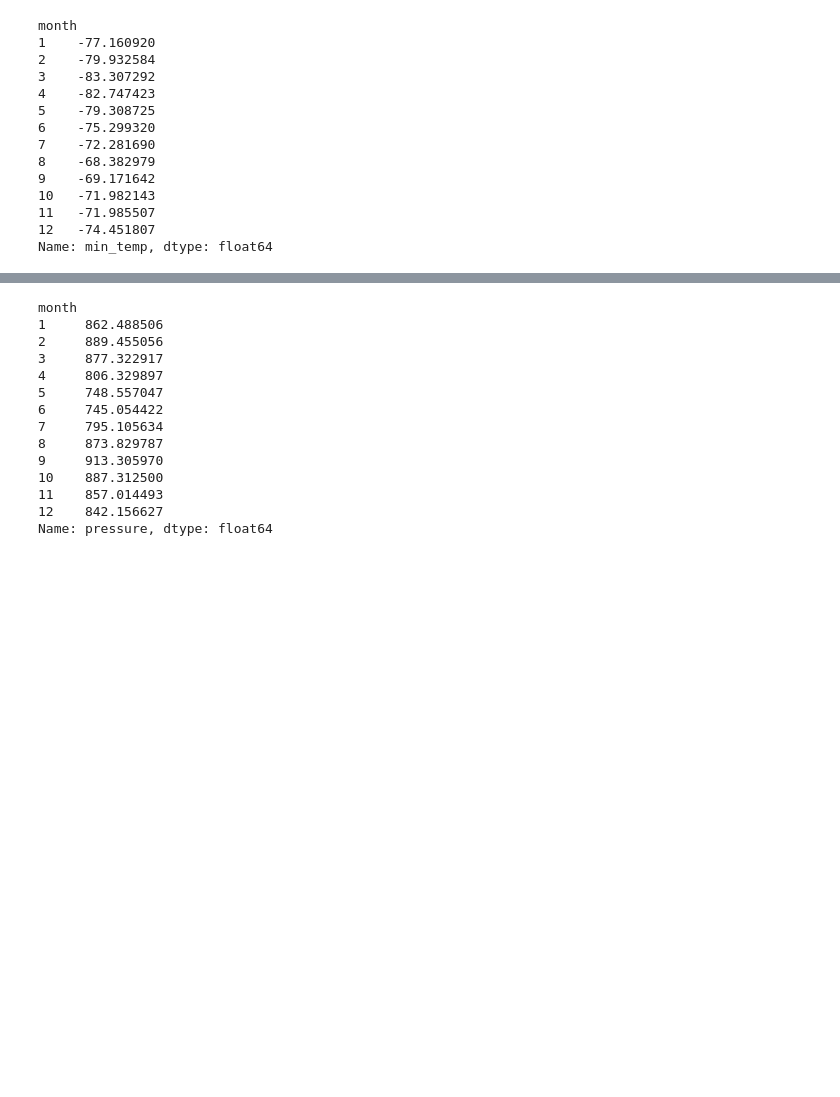
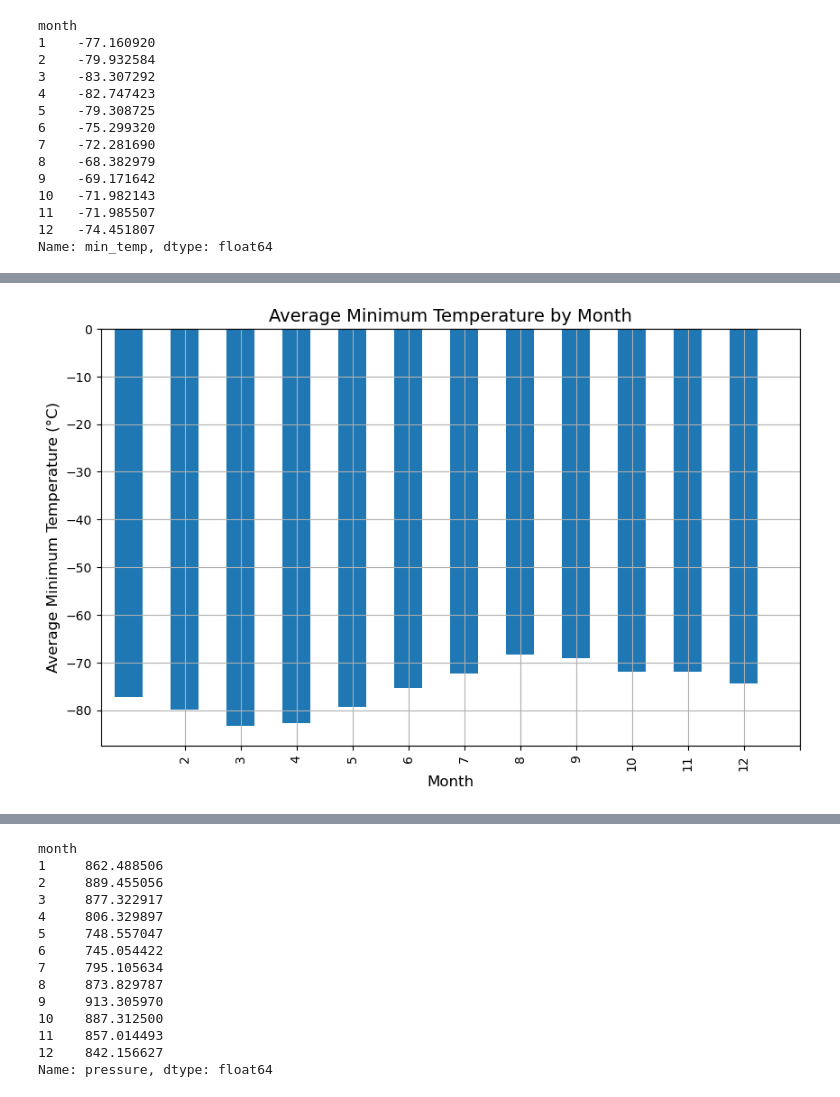
Before and after one commit to kfaulkner2010/BeautifulSoup_mod11, a Jupyter notebook: part_2_mars_weather.ipynb, the cells around one changed output, grey strips where cells are left out. Drawn from its saved outputs; the diff is of its cells as text; code cells hidden in the pictures; blank space fills up the shorter version.

```diff
--- a/part_2_mars_weather.ipynb
+++ b/part_2_mars_weather.ipynb
@@ -174,0 +167,11 @@ Name: min_temp, dtype: float64
+# %%
+# Plot the average minimum temperature by month
+avg_temp_per_month.plot(kind='bar', figsize=(10, 6))
+plt.title('Average Minimum Temperature by Month', fontsize=14)
+plt.xlabel('Month', fontsize=12)
+plt.ylabel('Average Minimum Temperature (°C)', fontsize=12)
+plt.grid(True)
+plt.xticks(range(1, 13))
+plt.show()
+# %% [output]
+[figure, added]
```
Also changed, not shown: parts of 11 cells of this notebook.
